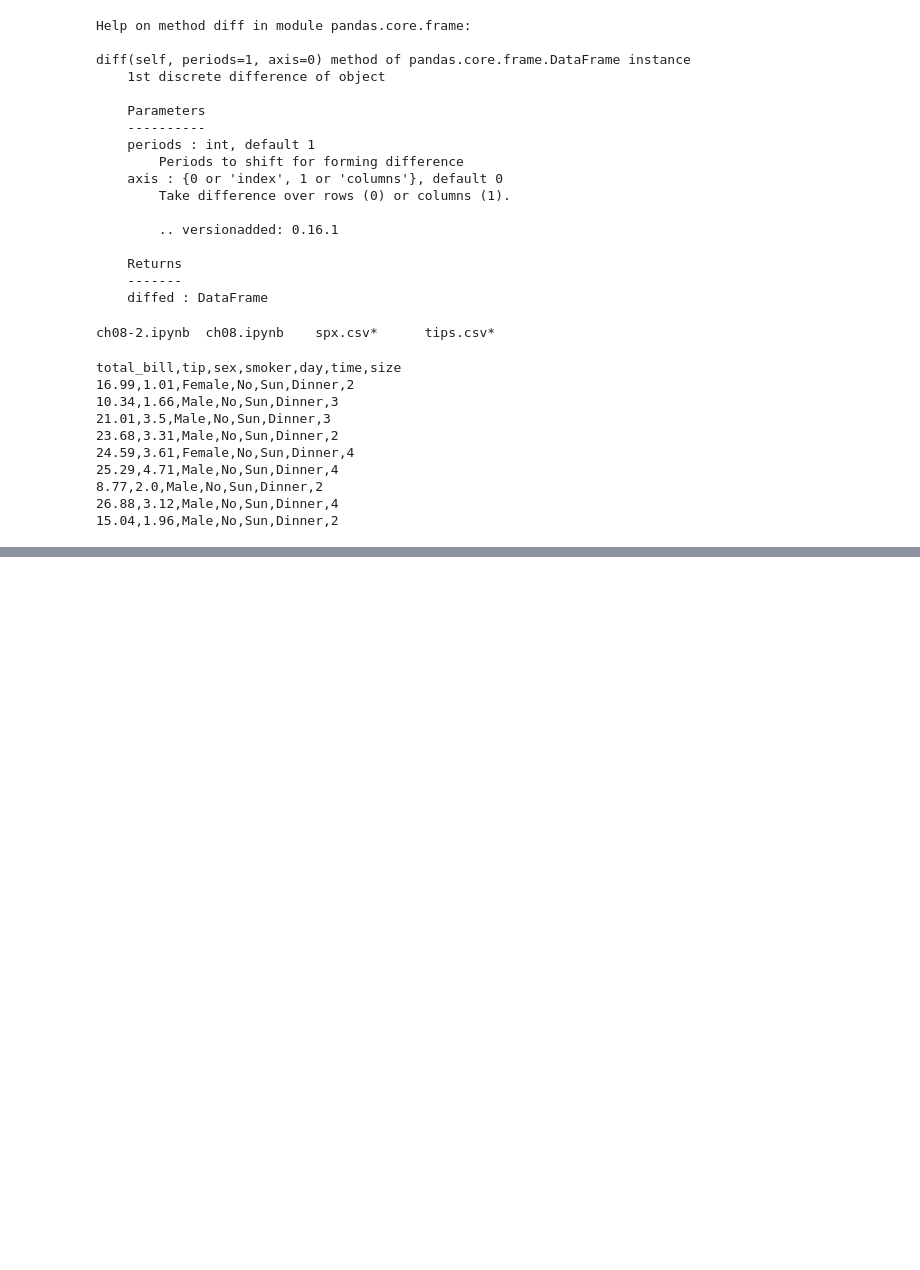
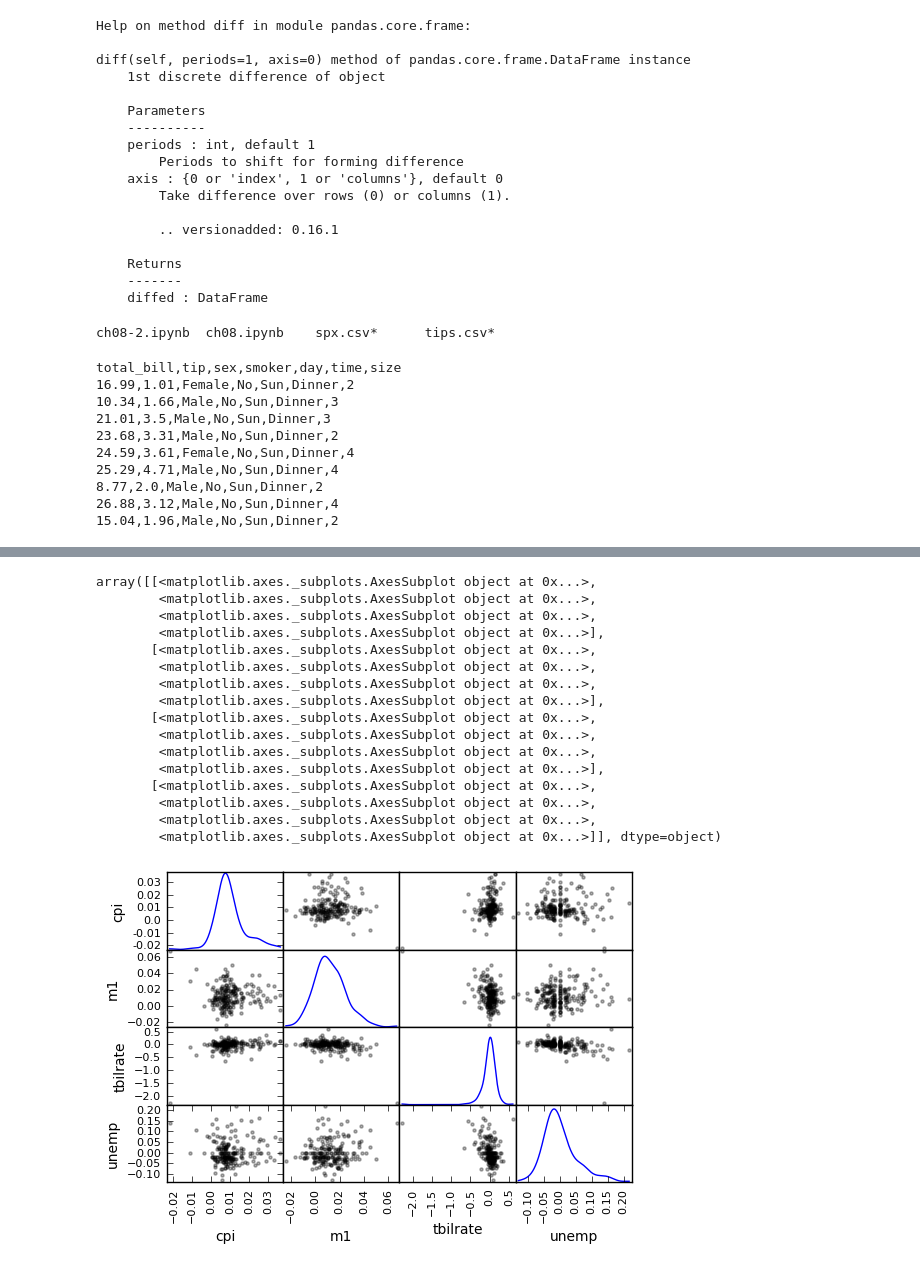
Before and after one commit to linked0/kaggle-web, a Jupyter notebook: app_ml/examples/pydata/ch08-2.ipynb, the cells around one changed output, grey strips where cells are left out. Saved outputs shown, nothing was run; the diff lists cells and outputs as text; code cells hidden in the pictures; blank space fills up the shorter version.

```diff
--- a/app_ml/examples/pydata/ch08-2.ipynb
+++ b/app_ml/examples/pydata/ch08-2.ipynb
@@ -113,0 +118,3 @@ total_bill,tip,sex,smoker,day,time,size
+# %%
+import pandas as pd
+macro = pd.read_csv('/Users/user/Dropbox/poohdrop/mldata/pydata-book/ch08/macrodata.csv')
@@ -113,0 +133,5 @@ total_bill,tip,sex,smoker,day,time,size
+# %%
+data = macro[['cpi', 'm1', 'tbilrate', 'unemp']]
+# %%
+import numpy as np
+trans_data = np.log(data).diff().dropna()
@@ -113,0 +147,20 @@ total_bill,tip,sex,smoker,day,time,size
+# %%
+pd.scatter_matrix(trans_data, diagonal='kde', c='k', alpha=0.3)
+# %% [output]
+array([[<matplotlib.axes._subplots.AxesSubplot object at 0x...>,
+        <matplotlib.axes._subplots.AxesSubplot object at 0x...>,
+        <matplotlib.axes._subplots.AxesSubplot object at 0x...>,
+        <matplotlib.axes._subplots.AxesSubplot object at 0x...>],
+       [<matplotlib.axes._subplots.AxesSubplot object at 0x...>,
+        <matplotlib.axes._subplots.AxesSubplot object at 0x...>,
+        <matplotlib.axes._subplots.AxesSubplot object at 0x...>,
+        <matplotlib.axes._subplots.AxesSubplot object at 0x...>],
+       [<matplotlib.axes._subplots.AxesSubplot object at 0x...>,
+        <matplotlib.axes._subplots.AxesSubplot object at 0x...>,
+        <matplotlib.axes._subplots.AxesSubplot object at 0x...>,
+        <matplotlib.axes._subplots.AxesSubplot object at 0x...>],
+       [<matplotlib.axes._subplots.AxesSubplot object at 0x...>,
+        <matplotlib.axes._subplots.AxesSubplot object at 0x...>,
+        <matplotlib.axes._subplots.AxesSubplot object at 0x...>,
+        <matplotlib.axes._subplots.AxesSubplot object at 0x...>]], dtype=object)
+[figure, added]
```
Also changed, not shown: parts of 4 cells of this notebook, 25 other files.
